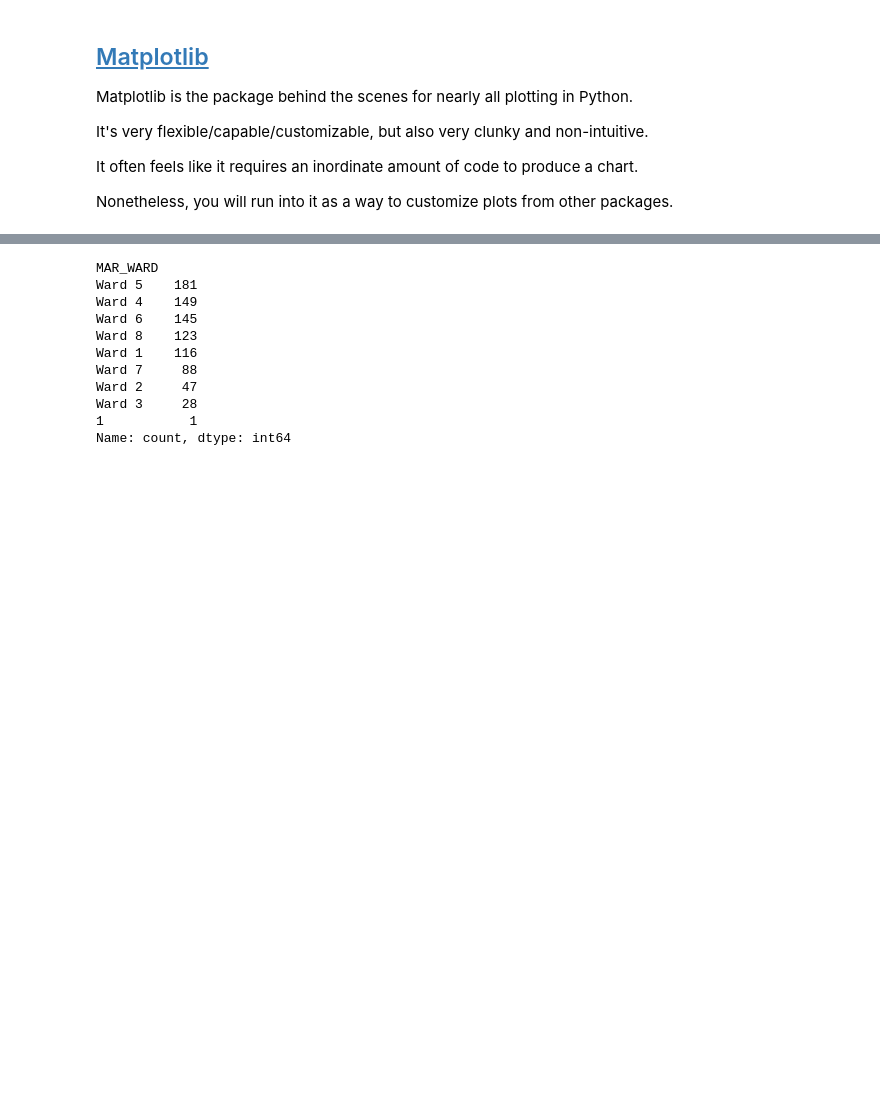
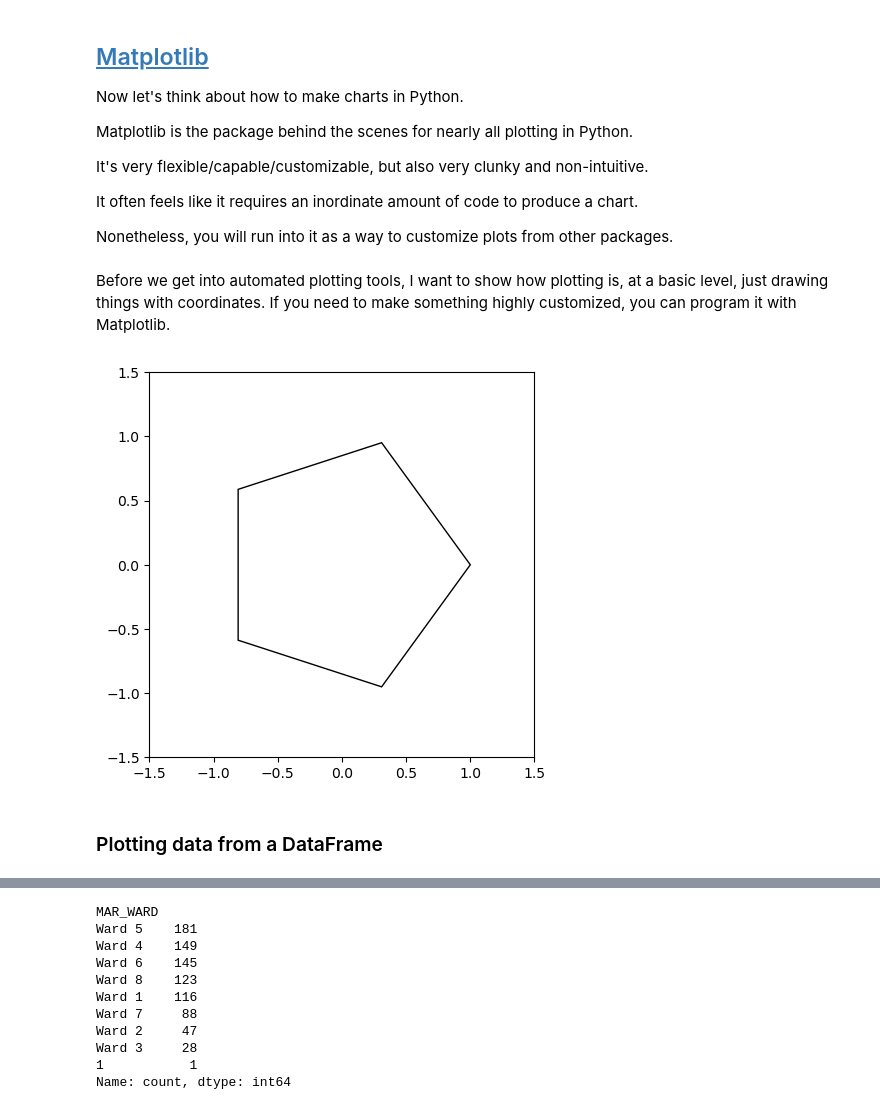
Before and after one commit to ncsg/ursp688y_sp2023, a Jupyter notebook: demos/demo05/demo05.ipynb, the cells around one changed output, grey strips where cells are left out. Saved outputs shown, nothing was run; the diff lists cells and outputs as text; code cells hidden in the pictures; blank space fills up the shorter version.

```diff
--- a/demos/demo05/demo05.ipynb
+++ b/demos/demo05/demo05.ipynb
@@ -110,5 +136,7 @@ Messiness looks like sloppiness looks like ineptitude.
 # %% [markdown]
 ## [Matplotlib](https://matplotlib.org/)
+
+Now let's think about how to make charts in Python.
 
 Matplotlib is the package behind the scenes for nearly all plotting in Python.
 
@@ -120,2 +150,37 @@ Nonetheless, you will run into it as a way to customize plots from other package
+# %% [markdown]
+Before we get into automated plotting tools, I want to show how plotting is, at a basic level, just drawing things with coordinates. If you need to make something highly customized, you can program it with Matplotlib.
+# %%
+import numpy as np
+
+def construct_polygon(num_vertices):
+    """
+    Adapted from ChatGPT4.0 query: "write a python function to draw a pentagon in matplotlib"
+    """
+    # Angle between vertices
+    angle = 2 * np.pi / num_vertices
+    # Generate the vertices
+    vertices = [(np.cos(i * angle), np.sin(i * angle)) for i in range(num_vertices)]
+    # Adding the first vertex at the end to close the pentagon
+    vertices.append(vertices[0])
+    # Return the coordinates as x and y lists
+    return zip(*vertices)
+
+def plot_polygon(num_vertices):
+    """
+    Adapted from ChatGPT4.0 query: "write a python function to draw a pentagon in matplotlib"
+    """
+    x, y = construct_polygon(num_vertices)
+    plt.figure(figsize=(5,5))
+    plt.fill(x, y, 'w', edgecolor='k')
+    plt.xlim(-1.5, 1.5)
+    plt.ylim(-1.5, 1.5)
+    plt.gca().set_aspect('equal', adjustable='box')  # Equal aspect ratio to ensure the pentagon looks correct
+    plt.show()
+
+plot_polygon(5)
+# %% [output]
+[figure, added]
+# %% [markdown]
+### Plotting data from a DataFrame
 # %%
 import pandas as pd
```
Also changed, not shown: parts of 8 cells of this notebook, 4 other files.
